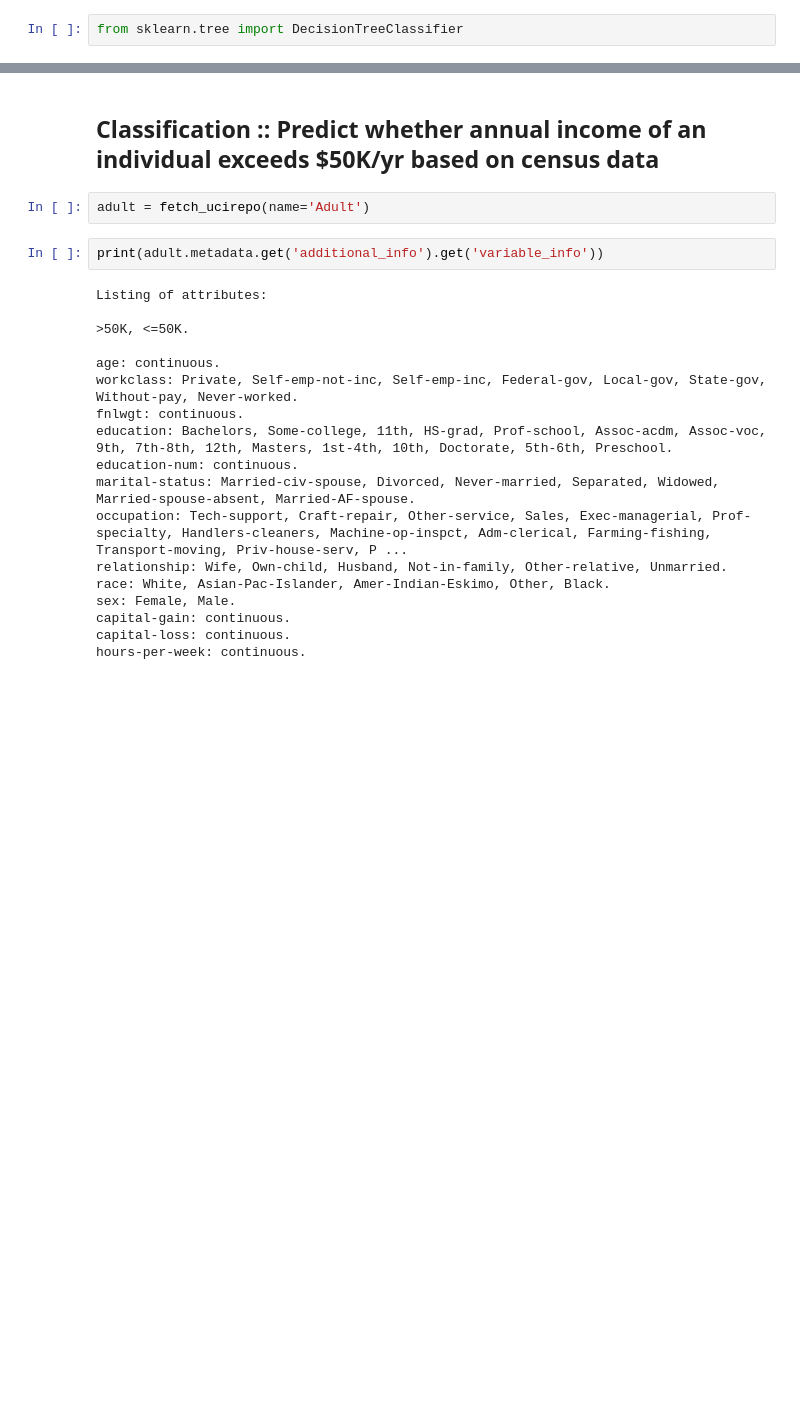
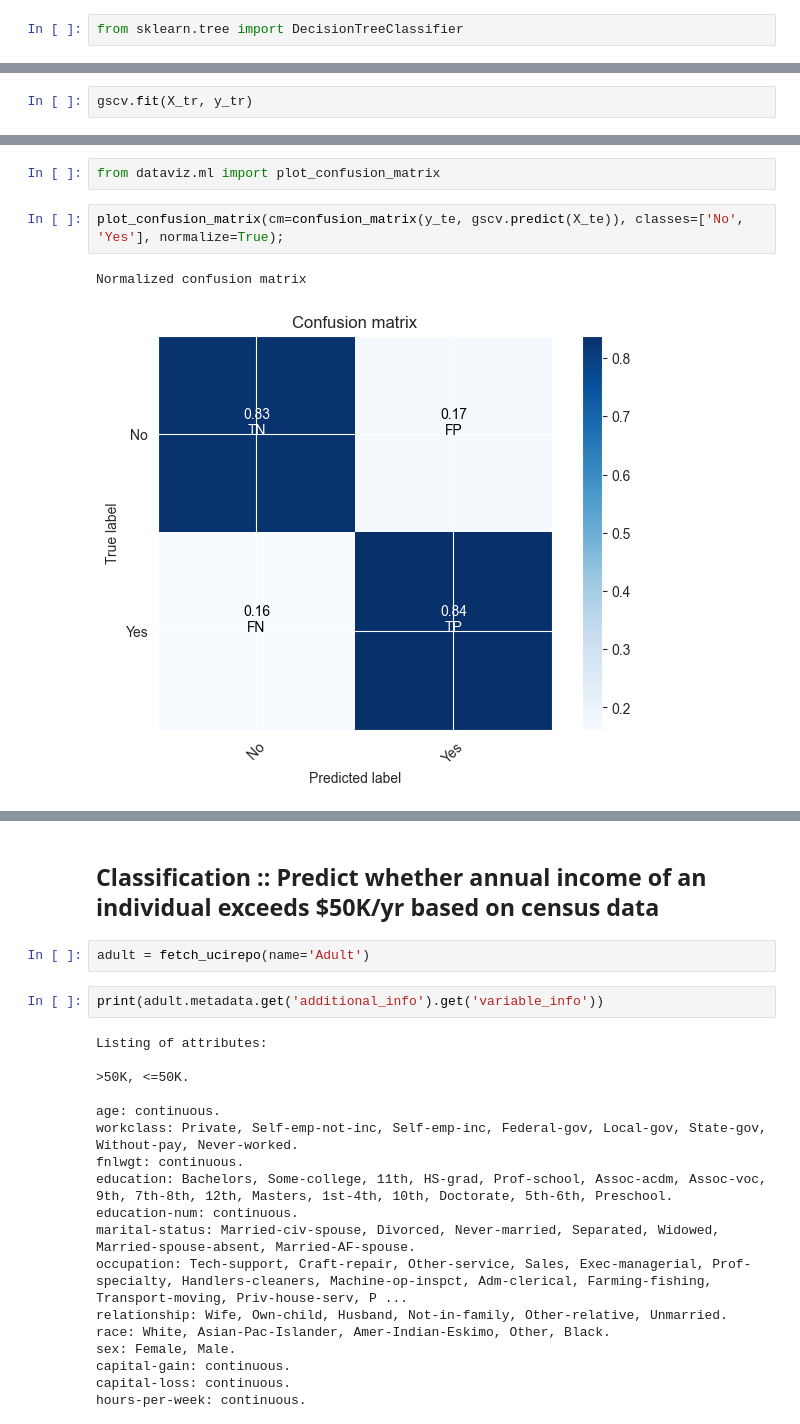
Before and after one commit to dushyantkhosla/cst4150, a Jupyter notebook: 08-Walkthroughs/uciml-datasets.ipynb, the cells around one changed output, grey strips where cells are left out. Cells and saved outputs as stored; diff of their text form; blank space fills up the shorter version.

Commit message:
precision recall curve, helper functions for confusion matrix viz

```diff
--- a/08-Walkthroughs/uciml-datasets.ipynb
+++ b/08-Walkthroughs/uciml-datasets.ipynb
@@ -266,0 +278,2 @@ weighted avg       0.80      0.88      0.83      9043
+# %%
+gscv.fit(X_tr, y_tr)
@@ -266,0 +338,7 @@ weighted avg       0.80      0.88      0.83      9043
+# %%
+from dataviz.ml import plot_confusion_matrix
+# %%
+plot_confusion_matrix(cm=confusion_matrix(y_te, gscv.predict(X_te)), classes=['No', 'Yes'], normalize=True);
+# %% [output]
+Normalized confusion matrix
+[figure, added]
```
Also changed, not shown: parts of 34 cells of this notebook, 4 other files.
